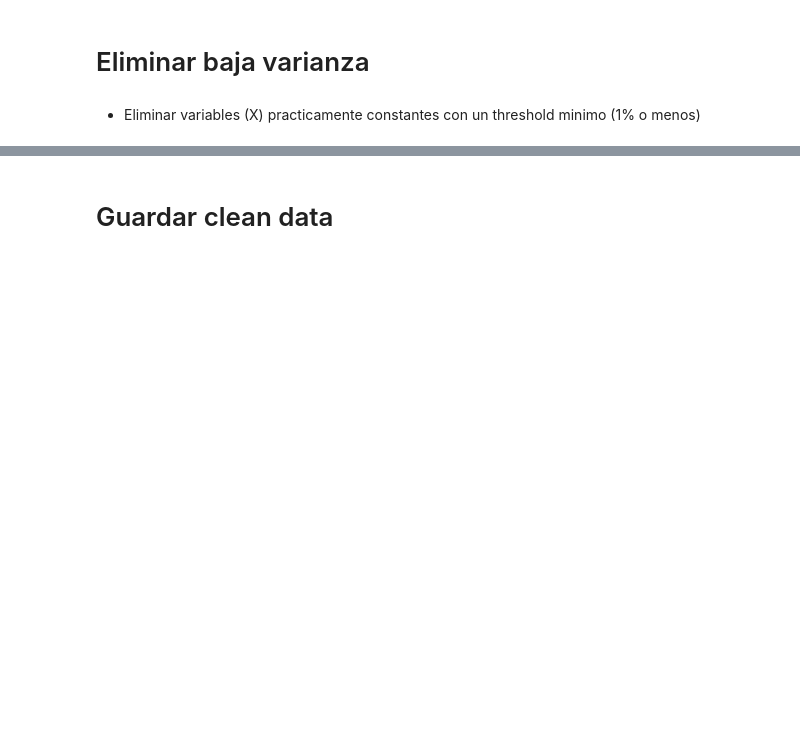
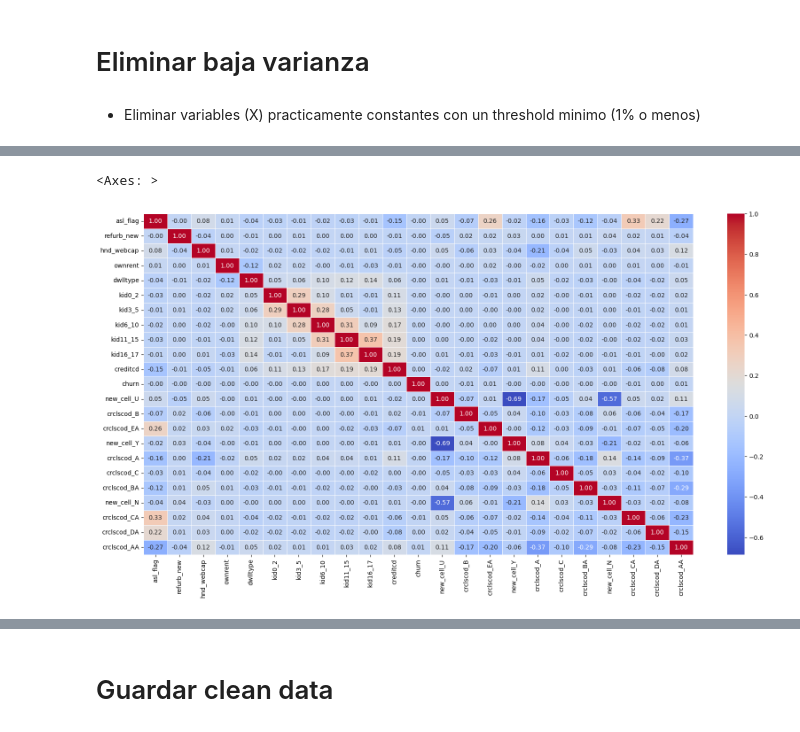
Before and after one commit to morenourey/CHAT, a Jupyter notebook: ML_1_Preprocessing.ipynb, the cells around one changed output, grey strips where cells are left out. Drawn from its saved outputs; the diff is of its cells as text; code cells hidden in the pictures; blank space fills up the shorter version.

```diff
--- a/ML_1_Preprocessing.ipynb
+++ b/ML_1_Preprocessing.ipynb
@@ -340,3 +798,6 @@ memory usage: 7.9 MB
 # Eliminar baja varianza
 # %% [markdown]
 * Eliminar variables (X) practicamente constantes con un threshold minimo (1% o menos)
+# %%
+# Umbral de variabilidad mínima
+variability_threshold = 0.01
@@ -342,0 +819,4 @@ memory usage: 7.9 MB
+# %%
+low_variability_columns = df_reduced.columns[df_reduced.var() < variability_threshold]
+# Mostrar las variables a eliminar
+print("Variables eliminadas por baja variabilidad: \n", low_variability_columns.to_list())
@@ -342,0 +826,3 @@ memory usage: 7.9 MB
+# %%
+# Eliminar las columnas con baja variabilidad
+df_reduced = df_reduced.drop(columns=low_variability_columns)
@@ -342,0 +850,8 @@ memory usage: 7.9 MB
+# %%
+corr = df_reduced.corr()
+# %%
+plt.rcParams["figure.figsize"] = 20,10
+sns.heatmap(corr,cmap='coolwarm',annot= True, fmt='.2f',linewidths=.5)
+# %% [output]
+<Axes: >
+[figure, added]
```
Also changed, not shown: parts of 74 cells of this notebook.
